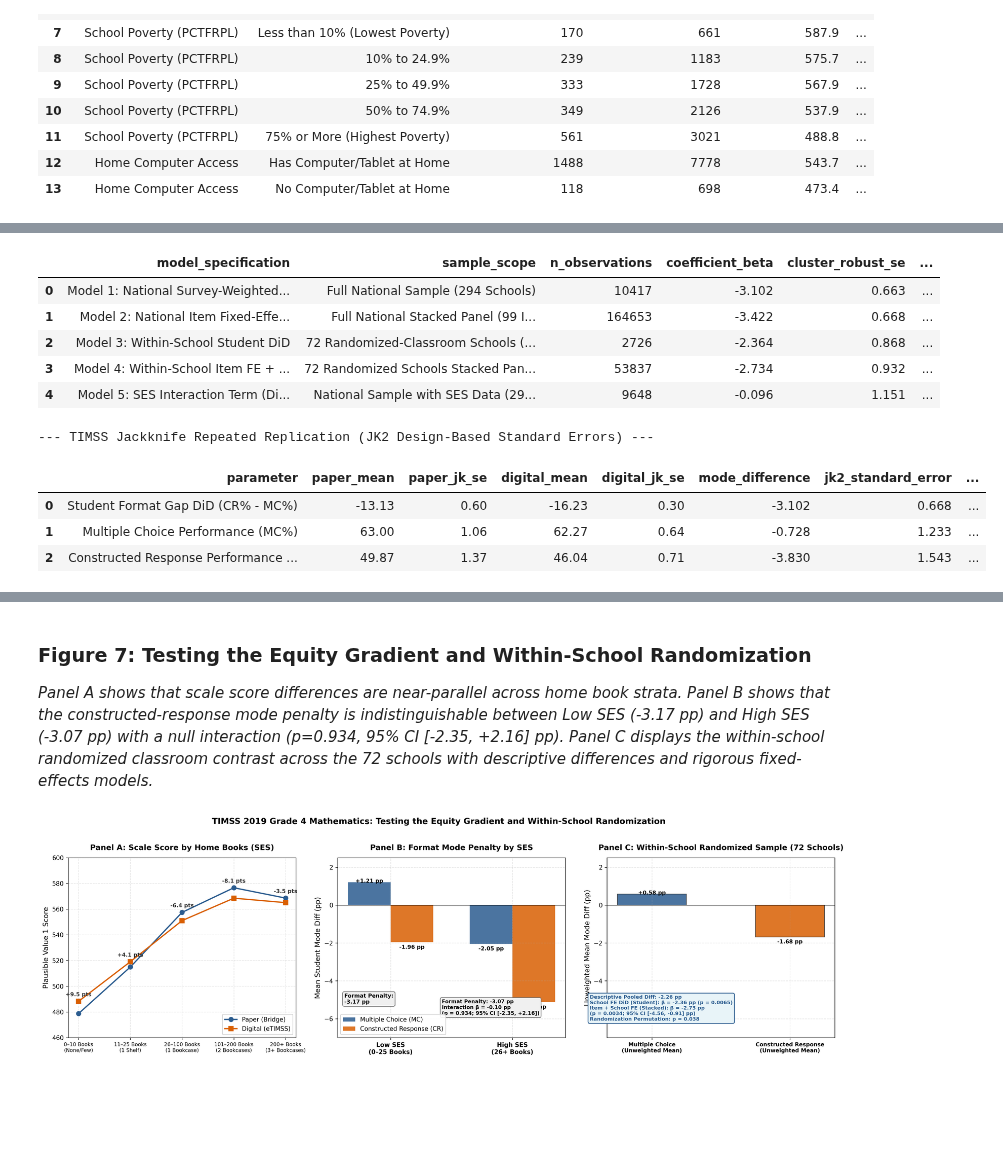
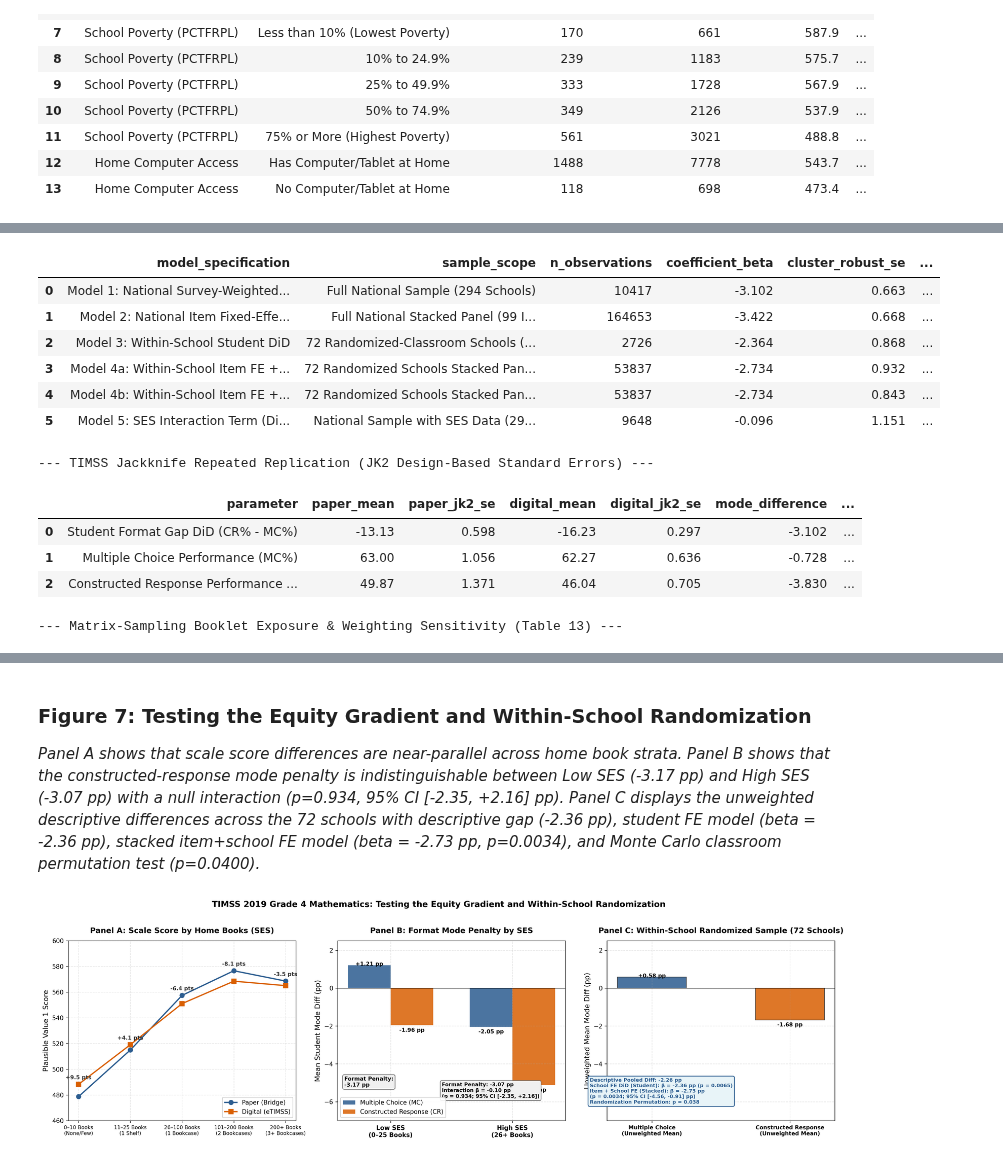
Before and after one commit to admiralorbiter/computational-sketchbook, a Jupyter notebook: 2026/2026-10-09-keyboarding-mode-effects/notebooks/02_timss_2019_mode_effects.ipynb, the cells around one changed output, grey strips where cells are left out. Cells and saved outputs as stored; diff of their text form; code cells hidden in the pictures; blank space fills up the shorter version.

```diff
--- a/2026/2026-10-09-keyboarding-mode-effects/notebooks/02_timss_2019_mode_effects.ipynb
+++ b/2026/2026-10-09-keyboarding-mode-effects/notebooks/02_timss_2019_mode_effects.ipynb
@@ -215,19 +217,25 @@ Additionally, Table 11 reports survey-design uncertainty estimated via TIMSS Jac
 # %%
 df_reg = pd.read_csv(TABLES_DIR / "table10_timss_2019_econometric_models.csv")
 display(df_reg)
 
 df_jk = pd.read_csv(TABLES_DIR / "table11_timss_2019_survey_inference_jk2.csv")
 print("\n--- TIMSS Jackknife Repeated Replication (JK2 Design-Based Standard Errors) ---")
 display(df_jk)
+
+df_sens = pd.read_csv(TABLES_DIR / "table13_timss_2019_booklet_exposure_sensitivity.csv")
+print("\n--- Matrix-Sampling Booklet Exposure & Weighting Sensitivity (Table 13) ---")
+display(df_sens)
 # %% [output]
 |  | model_specification | sample_scope | n_observations | coefficient_beta | cluster_robust_se | ... |
 | 0 | Model 1: National Survey-Weighted... | Full National Sample (294 Schools) | 10417 | -3.102 | 0.663 | ... |
 | 1 | Model 2: National Item Fixed-Effe... | Full National Stacked Panel (99 I... | 164653 | -3.422 | 0.668 | ... |
 | 2 | Model 3: Within-School Student DiD | 72 Randomized-Classroom Schools (... | 2726 | -2.364 | 0.868 | ... |
-| 3 | Model 4: Within-School Item FE + ... | 72 Randomized Schools Stacked Pan... | 53837 | -2.734 | 0.932 | ... |
-| 4 | Model 5: SES Interaction Term (Di... | National Sample with SES Data (29... | 9648 | -0.096 | 1.151 | ... |
+| 3 | Model 4a: Within-School Item FE +... | 72 Randomized Schools Stacked Pan... | 53837 | -2.734 | 0.932 | ... |
+| 4 | Model 4b: Within-School Item FE +... | 72 Randomized Schools Stacked Pan... | 53837 | -2.734 | 0.843 | ... |
+| 5 | Model 5: SES Interaction Term (Di... | National Sample with SES Data (29... | 9648 | -0.096 | 1.151 | ... |
 --- TIMSS Jackknife Repeated Replication (JK2 Design-Based Standard Errors) ---
-|  | parameter | paper_mean | paper_jk_se | digital_mean | digital_jk_se | mode_difference | jk2_standard_error | ... |
-| 0 | Student Format Gap DiD (CR% - MC%) | -13.13 | 0.60 | -16.23 | 0.30 | -3.102 | 0.668 | ... |
-| 1 | Multiple Choice Performance (MC%) | 63.00 | 1.06 | 62.27 | 0.64 | -0.728 | 1.233 | ... |
-| 2 | Constructed Response Performance ... | 49.87 | 1.37 | 46.04 | 0.71 | -3.830 | 1.543 | ... |
+|  | parameter | paper_mean | paper_jk2_se | digital_mean | digital_jk2_se | mode_difference | ... |
+| 0 | Student Format Gap DiD (CR% - MC%) | -13.13 | 0.598 | -16.23 | 0.297 | -3.102 | ... |
+| 1 | Multiple Choice Performance (MC%) | 63.00 | 1.056 | 62.27 | 0.636 | -0.728 | ... |
+| 2 | Constructed Response Performance ... | 49.87 | 1.371 | 46.04 | 0.705 | -3.830 | ... |
+--- Matrix-Sampling Booklet Exposure & Weighting Sensitivity (Table 13) ---
@@ -234,6 +255,6 @@ display(df_jk)
 # %% [markdown]
 ### Figure 7: Testing the Equity Gradient and Within-School Randomization
-*Panel A shows that scale score differences are near-parallel across home book strata. Panel B shows that the constructed-response mode penalty is indistinguishable between Low SES (-3.17 pp) and High SES (-3.07 pp) with a null interaction (p=0.934, 95% CI [-2.35, +2.16] pp). Panel C displays the within-school randomized classroom contrast across the 72 schools with descriptive differences and rigorous fixed-effects models.*
+*Panel A shows that scale score differences are near-parallel across home book strata. Panel B shows that the constructed-response mode penalty is indistinguishable between Low SES (-3.17 pp) and High SES (-3.07 pp) with a null interaction (p=0.934, 95% CI [-2.35, +2.16] pp). Panel C displays the unweighted descriptive differences across the 72 schools with descriptive gap (-2.36 pp), student FE model (beta = -2.36 pp), stacked item+school FE model (beta = -2.73 pp, p=0.0034), and Monte Carlo classroom permutation test (p=0.0400).*
 # %%
 Image(filename=str(FIGURES_DIR / "fig7_timss_equity_and_counterarguments.png"))
 # %% [output]
```
Also changed, not shown: parts of 3 cells of this notebook, 13 other files.
